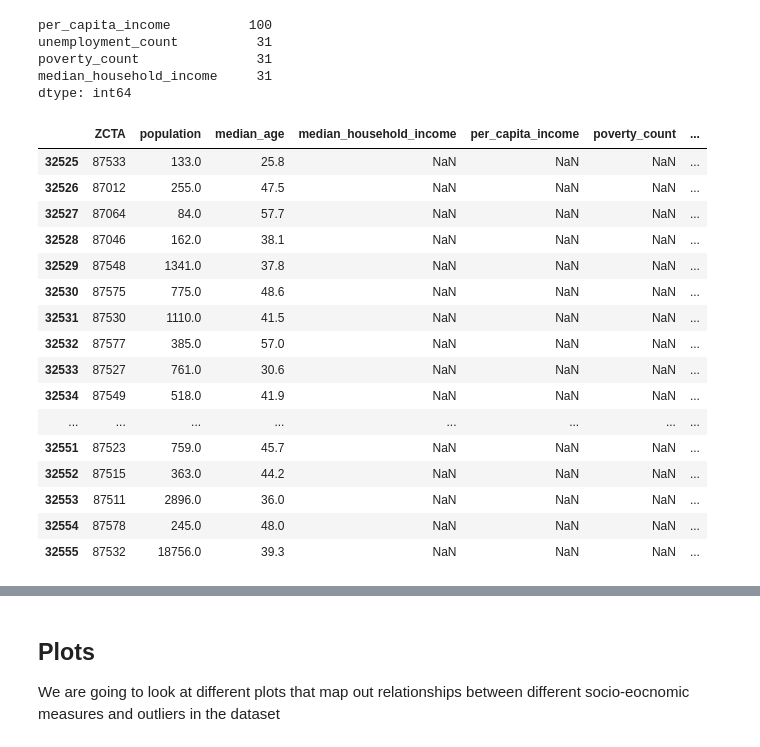
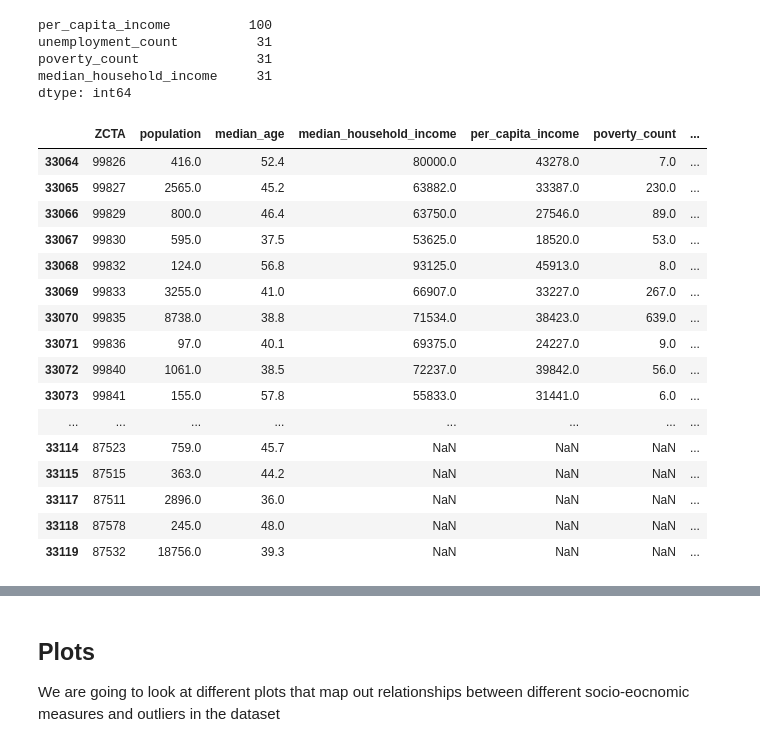
Before and after one commit to poojaisabelle/ETL-Project, a Jupyter notebook: 02_transform_census/02_transform_census_pooja.ipynb, the cells around one changed output, grey strips where cells are left out. Cells and saved outputs as stored; diff of their text form; code cells hidden in the pictures.

Commit message:
New census.csv and updated notebook

```diff
--- a/02_transform_census/02_transform_census_pooja.ipynb
+++ b/02_transform_census/02_transform_census_pooja.ipynb
@@ -117,7 +181,3 @@ clean_census
 | 33118 | 87578 | 245.0 | 48.0 | NaN | NaN | NaN | ... |
 | 33119 | 87532 | 18756.0 | 39.3 | NaN | NaN | NaN | ... |
 32556 rows × 7 columns
-# %%
-# 4 Reset the index
-clean_census = clean_census.reset_index(drop=True)
-clean_census
@@ -146,23 +192,23 @@ poverty_count               31
 median_household_income     31
 dtype: int64
 # %%
-# Identify the last 31 rows to find the 31 NaN values found in Unemployment, Poverty and Median HH Income columns
-clean_census.tail(31)
+# Identify the last 50 rows to find NaN values located at the end of the dataset
+clean_census.tail(50)
 # %% [output]
 |  | ZCTA | population | median_age | median_household_income | per_capita_income | poverty_count | ... |
-| 32525 | 87533 | 133.0 | 25.8 | NaN | NaN | NaN | ... |
-| 32526 | 87012 | 255.0 | 47.5 | NaN | NaN | NaN | ... |
-| 32527 | 87064 | 84.0 | 57.7 | NaN | NaN | NaN | ... |
-| 32528 | 87046 | 162.0 | 38.1 | NaN | NaN | NaN | ... |
-| 32529 | 87548 | 1341.0 | 37.8 | NaN | NaN | NaN | ... |
-| 32530 | 87575 | 775.0 | 48.6 | NaN | NaN | NaN | ... |
-| 32531 | 87530 | 1110.0 | 41.5 | NaN | NaN | NaN | ... |
-| 32532 | 87577 | 385.0 | 57.0 | NaN | NaN | NaN | ... |
-| 32533 | 87527 | 761.0 | 30.6 | NaN | NaN | NaN | ... |
-| 32534 | 87549 | 518.0 | 41.9 | NaN | NaN | NaN | ... |
+| 33064 | 99826 | 416.0 | 52.4 | 80000.0 | 43278.0 | 7.0 | ... |
+| 33065 | 99827 | 2565.0 | 45.2 | 63882.0 | 33387.0 | 230.0 | ... |
+| 33066 | 99829 | 800.0 | 46.4 | 63750.0 | 27546.0 | 89.0 | ... |
+| 33067 | 99830 | 595.0 | 37.5 | 53625.0 | 18520.0 | 53.0 | ... |
+| 33068 | 99832 | 124.0 | 56.8 | 93125.0 | 45913.0 | 8.0 | ... |
+| 33069 | 99833 | 3255.0 | 41.0 | 66907.0 | 33227.0 | 267.0 | ... |
+| 33070 | 99835 | 8738.0 | 38.8 | 71534.0 | 38423.0 | 639.0 | ... |
+| 33071 | 99836 | 97.0 | 40.1 | 69375.0 | 24227.0 | 9.0 | ... |
+| 33072 | 99840 | 1061.0 | 38.5 | 72237.0 | 39842.0 | 56.0 | ... |
+| 33073 | 99841 | 155.0 | 57.8 | 55833.0 | 31441.0 | 6.0 | ... |
 | ... | ... | ... | ... | ... | ... | ... | ... |
-| 32551 | 87523 | 759.0 | 45.7 | NaN | NaN | NaN | ... |
-| 32552 | 87515 | 363.0 | 44.2 | NaN | NaN | NaN | ... |
-| 32553 | 87511 | 2896.0 | 36.0 | NaN | NaN | NaN | ... |
-| 32554 | 87578 | 245.0 | 48.0 | NaN | NaN | NaN | ... |
-| 32555 | 87532 | 18756.0 | 39.3 | NaN | NaN | NaN | ... |
+| 33114 | 87523 | 759.0 | 45.7 | NaN | NaN | NaN | ... |
+| 33115 | 87515 | 363.0 | 44.2 | NaN | NaN | NaN | ... |
+| 33117 | 87511 | 2896.0 | 36.0 | NaN | NaN | NaN | ... |
+| 33118 | 87578 | 245.0 | 48.0 | NaN | NaN | NaN | ... |
+| 33119 | 87532 | 18756.0 | 39.3 | NaN | NaN | NaN | ... |
```
Also changed, not shown: parts of 43 cells of this notebook, 1 other file.
